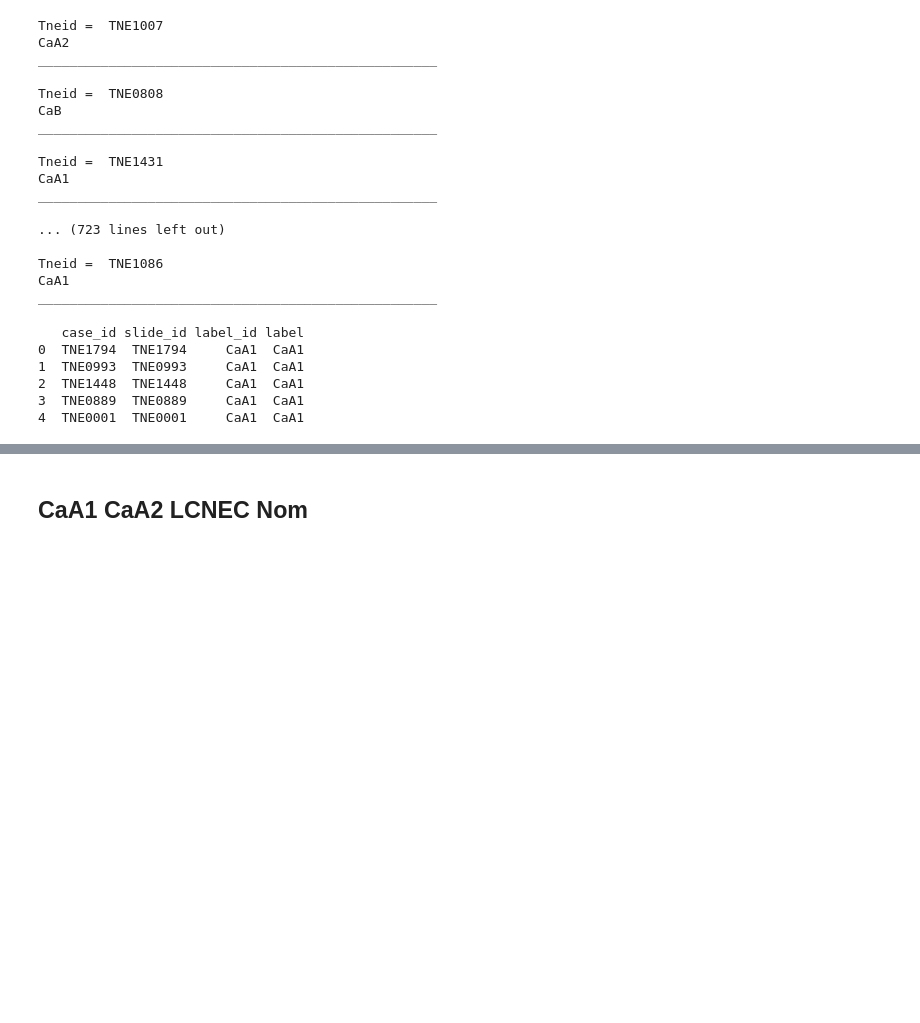
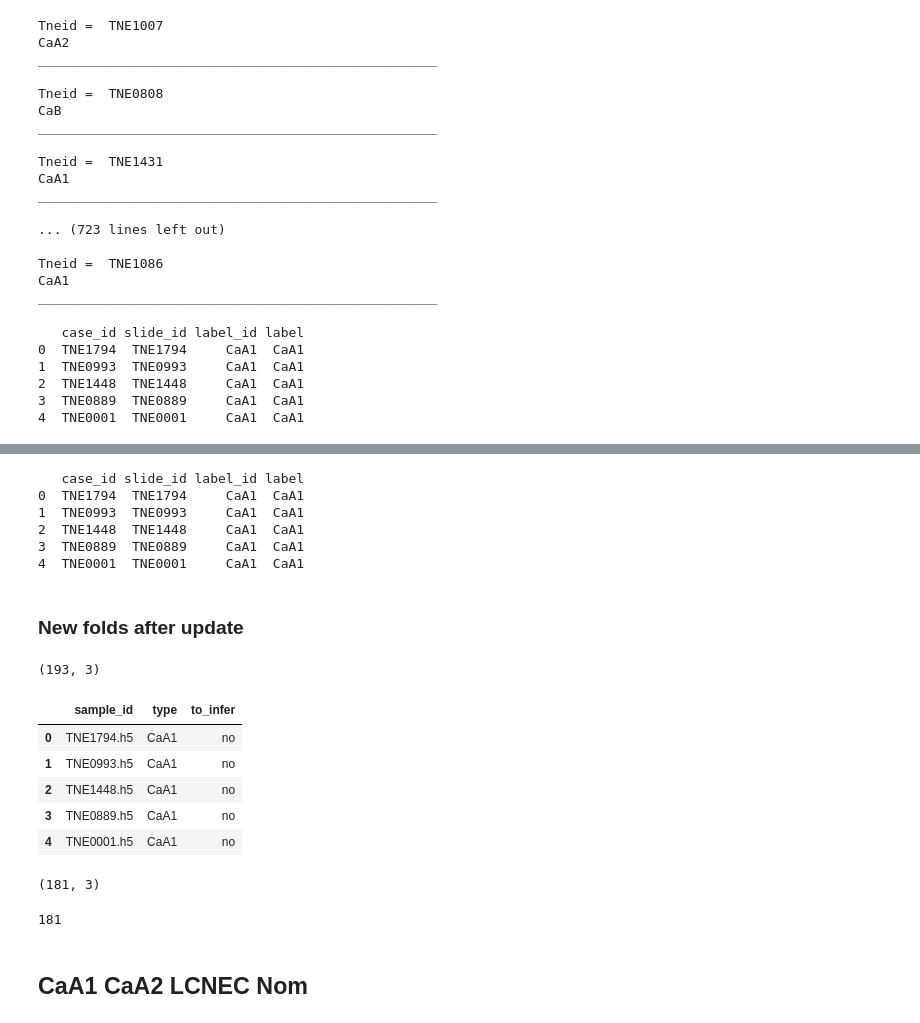
Before and after one commit to emathian/DDS-RoFormerMIL, a Jupyter notebook: JupyterExperimentsAndDataset/ExpsDataFromLNEN_LCNEC_BTEncV.ipynb, the cells around one changed output, grey strips where cells are left out. Cells and saved outputs as stored; diff of their text form; code cells hidden in the pictures; blank space fills up the shorter version.

```diff
--- a/JupyterExperimentsAndDataset/ExpsDataFromLNEN_LCNEC_BTEncV.ipynb
+++ b/JupyterExperimentsAndDataset/ExpsDataFromLNEN_LCNEC_BTEncV.ipynb
@@ -336,0 +401,62 @@ slides_format.to_csv( os.path.join(root_data, "dataRoFormer", "slides_format.csv
+# %%
+# Create slides_format slides
+case_id = []
+slide_id = []
+label_id = []
+label = []
+for ele in os.listdir(os.path.join(root_data, "features_h5_files", "CaA1")):
+    if ele.find("h5") != -1:
+        case_id.append(ele.split(".")[0])
+        slide_id.append(ele.split(".")[0])
+        label_id.append("CaA1")
+        label.append("CaA1")
+for ele in os.listdir(os.path.join(root_data, "features_h5_files", "CaA2")):
+    if ele.find("h5") != -1:
+        case_id.append(ele.split(".")[0])
+        slide_id.append(ele.split(".")[0])
+        label_id.append("CaA2")
+        label.append("CaA2")
+for ele in os.listdir(os.path.join(root_data, "features_h5_files", "CaB")):
+    if ele.find("h5") != -1:
+        case_id.append(ele.split(".")[0])
+        slide_id.append(ele.split(".")[0])
+        label_id.append("CaB")
+        label.append("CaB")
+slides_format = pd.DataFrame({"case_id":case_id,
+                              "slide_id": slide_id,
+                              "label_id": label_id,
+                              "label": label})
+print(slides_format.head())
+os.makedirs(os.path.join(root_data, "dataRoFormer"), exist_ok=True)
+
+slides_format.to_csv( os.path.join(root_data, "dataRoFormer", "slides_format.csv"))
+# %% [output]
+   case_id slide_id label_id label
+0  TNE1794  TNE1794     CaA1  CaA1
+1  TNE0993  TNE0993     CaA1  CaA1
+2  TNE1448  TNE1448     CaA1  CaA1
+3  TNE0889  TNE0889     CaA1  CaA1
+4  TNE0001  TNE0001     CaA1  CaA1
+# %% [markdown]
+###  New folds after update
+# %%
+root_data = "/home/mathiane/LNENWork/data_RoFormerMIL_LNEN_LCNEC_training_CaA1CaA2CaB_norm_JZ"
+df_available_sample = pd.DataFrame()
+for cl in os.listdir(os.path.join(root_data, "features_h5_files")):
+    df_C = pd.DataFrame({"sample_id":os.listdir(os.path.join(root_data, "features_h5_files", cl)),
+                         "type":np.repeat(cl, len(os.listdir(os.path.join(root_data, "features_h5_files", cl))) ),
+                         "to_infer":np.repeat("no", len(os.listdir(os.path.join(root_data, "features_h5_files", cl)))) })
+    df_available_sample = pd.concat([df_available_sample, df_C ])
+# %%
+df_available_sample.shape
+# %% [output]
+(193, 3)
+# %%
+df_available_sample.head()
+# %% [output]
+|  | sample_id | type | to_infer |
+| 0 | TNE1794.h5 | CaA1 | no |
+| 1 | TNE0993.h5 | CaA1 | no |
+| 2 | TNE1448.h5 | CaA1 | no |
+| 3 | TNE0889.h5 | CaA1 | no |
+| 4 | TNE0001.h5 | CaA1 | no |
@@ -337,3 +480,11 @@ slides_format.to_csv( os.path.join(root_data, "dataRoFormer", "slides_format.csv
+# %%
+df_sample_train.shape
+# %% [output]
+(181, 3)
+# %%
+193-12
+# %% [output]
+181
 # %% [markdown]
 ## CaA1 CaA2 LCNEC Nom
 # %%
```
Also changed, not shown: parts of 9 cells of this notebook, 7 other files.
